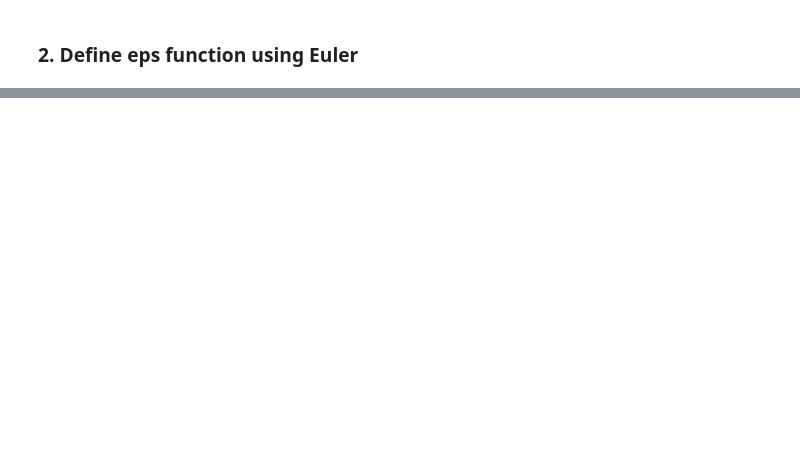
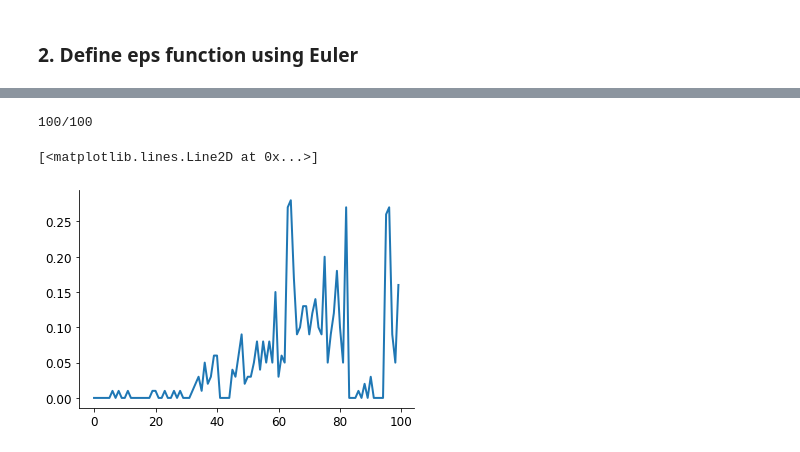
Before and after one commit to cunningham-lab/epi, a Jupyter notebook: notebooks/SC_Circuit/SC_acc_ABC.ipynb, the cells around one changed output, grey strips where cells are left out. Cells and saved outputs as stored; diff of their text form; code cells hidden in the pictures; blank space fills up the shorter version.

```diff
--- a/notebooks/SC_Circuit/SC_acc_ABC.ipynb
+++ b/notebooks/SC_Circuit/SC_acc_ABC.ipynb
@@ -155,5 +99,0 @@ eig_names = ['all', 'side', 'task', 'diag']
-# %%
-for i in range(4):
-    plt.figure()
-    plt.hist(eigs[:,i])
-    plt.show()
@@ -218,0 +213,16 @@ total 1.0
+# %%
+zs = movie_data['zs']
+
+_n = zs.shape[0]
+N = zs.shape[1]
+accept_ratios = []
+for i in range(N):
+    print("%3d/%3d\r" % (i+1, N), end="")
+    T_xi = model.eps(zs[i])
+    inds = accept_inds(T_xi, means, stds)
+    accept_ratios.append(float(np.sum(inds)) / N)
+plt.plot(accept_ratios)
+# %% [output]
+100/100
+[<matplotlib.lines.Line2D at 0x...>]
+[figure, added]
```
Also changed, not shown: parts of 16 cells of this notebook.
